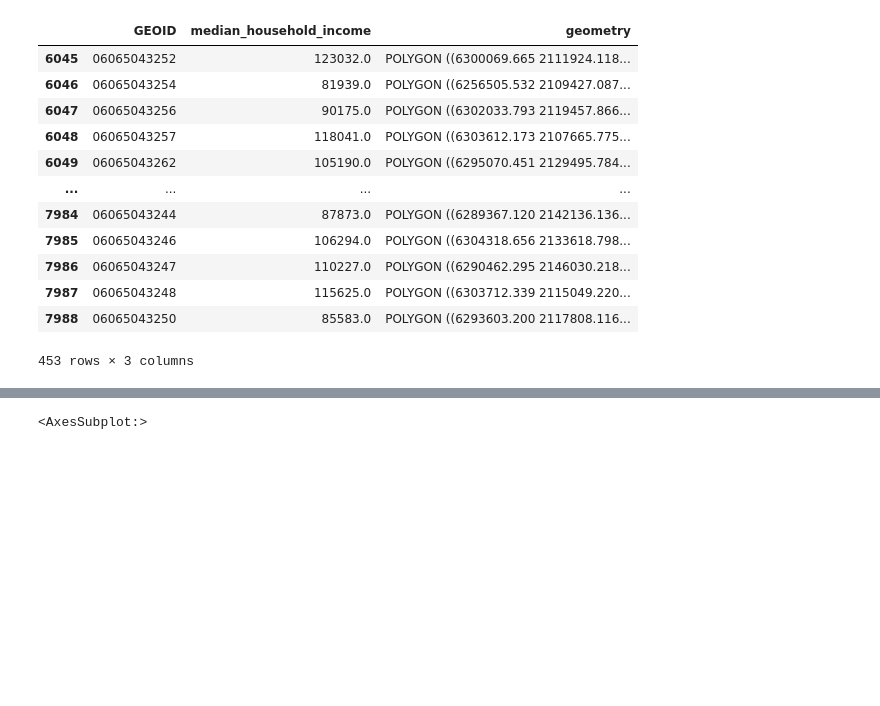
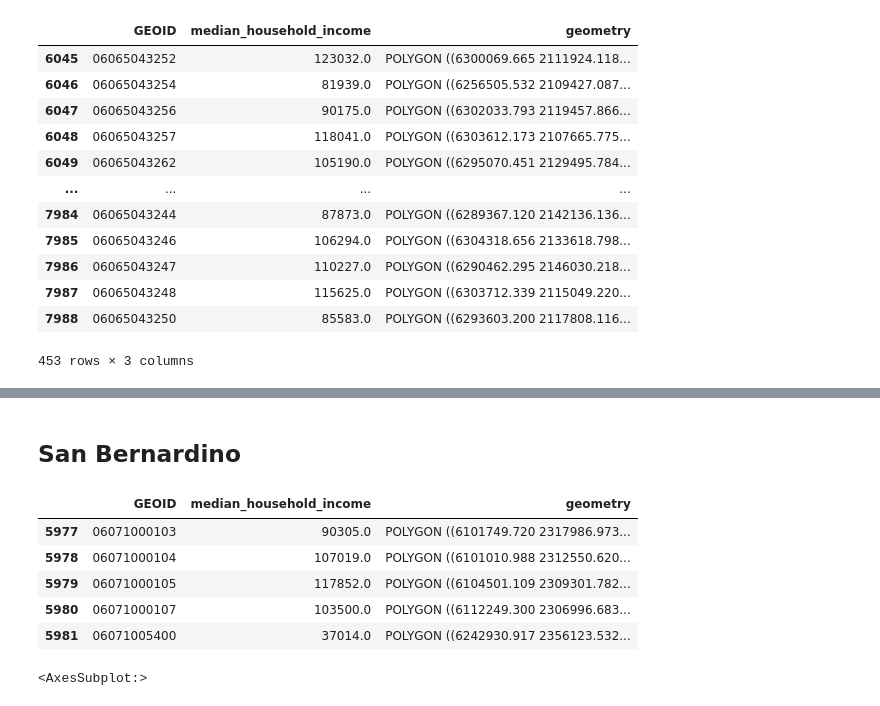
Before and after one commit to nnasr001/PBPL280S21Project1, a Jupyter notebook: neighborhood_income.ipynb, the cells around one changed output, grey strips where cells are left out. Drawn from its saved outputs; the diff is of its cells as text; code cells hidden in the pictures; blank space fills up the shorter version.

```diff
--- a/neighborhood_income.ipynb
+++ b/neighborhood_income.ipynb
@@ -273,3 +303,18 @@ riverside_income
+# %% [markdown]
+## San Bernardino
+# %%
+sb_income = tract_income[tract_income.GEOID.str.startswith('06071')]
+# %%
+sb_income = sb_income[['GEOID','median_household_income','geometry']]
+# %%
+sb_income.head()
+# %% [output]
+|  | GEOID | median_household_income | geometry |
+| 5977 | 06071000103 | 90305.0 | POLYGON ((6101749.720 2317986.973... |
+| 5978 | 06071000104 | 107019.0 | POLYGON ((6101010.988 2312550.620... |
+| 5979 | 06071000105 | 117852.0 | POLYGON ((6104501.109 2309301.782... |
+| 5980 | 06071000107 | 103500.0 | POLYGON ((6112249.300 2306996.683... |
+| 5981 | 06071005400 | 37014.0 | POLYGON ((6242930.917 2356123.532... |
 # %%
 tract_income.plot(column='median_household_income', scheme='FisherJenks', k=5, legend=True, figsize=(15,15))
 # %% [output]
```
Also changed, not shown: parts of 15 cells of this notebook, 3 other files.
